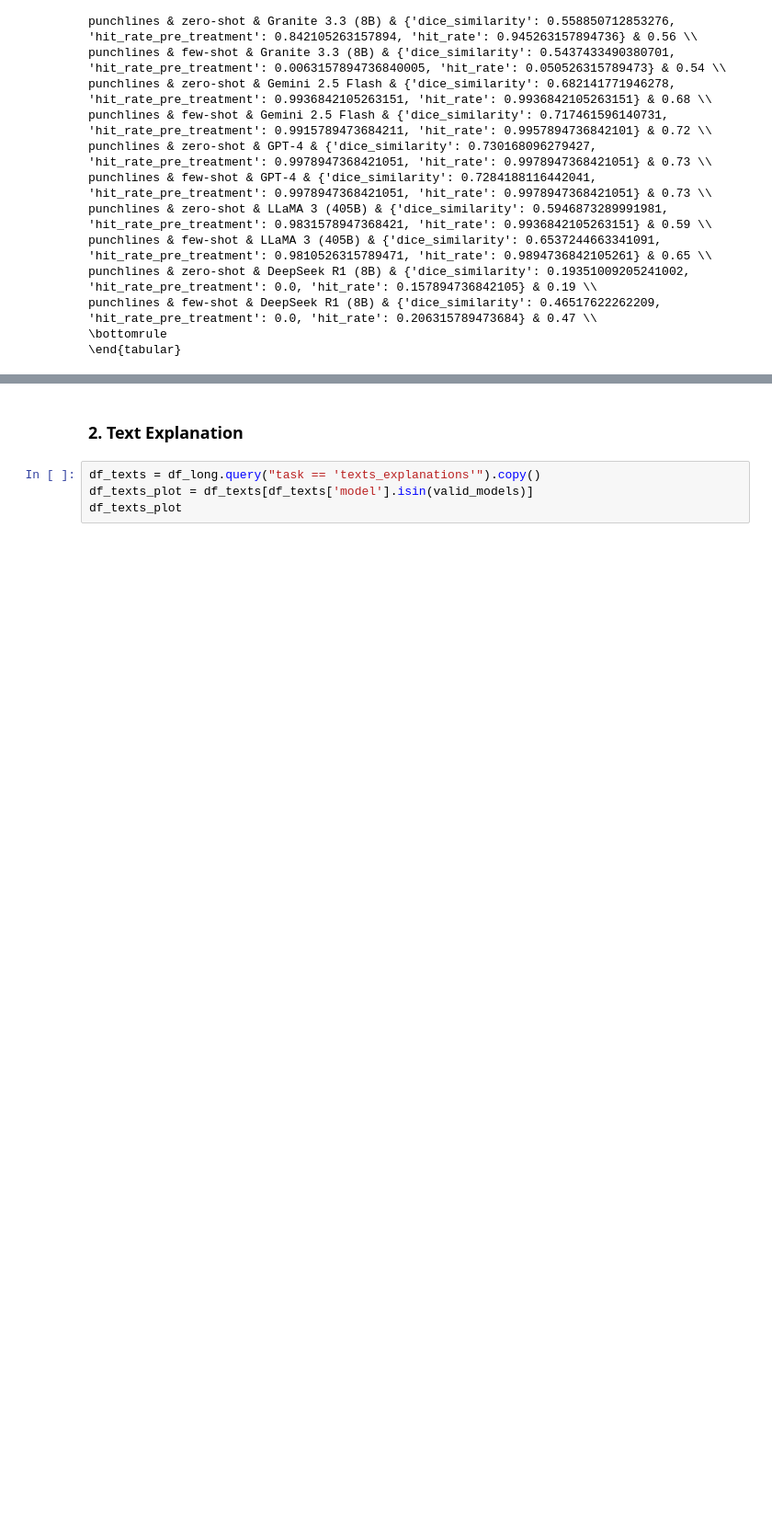
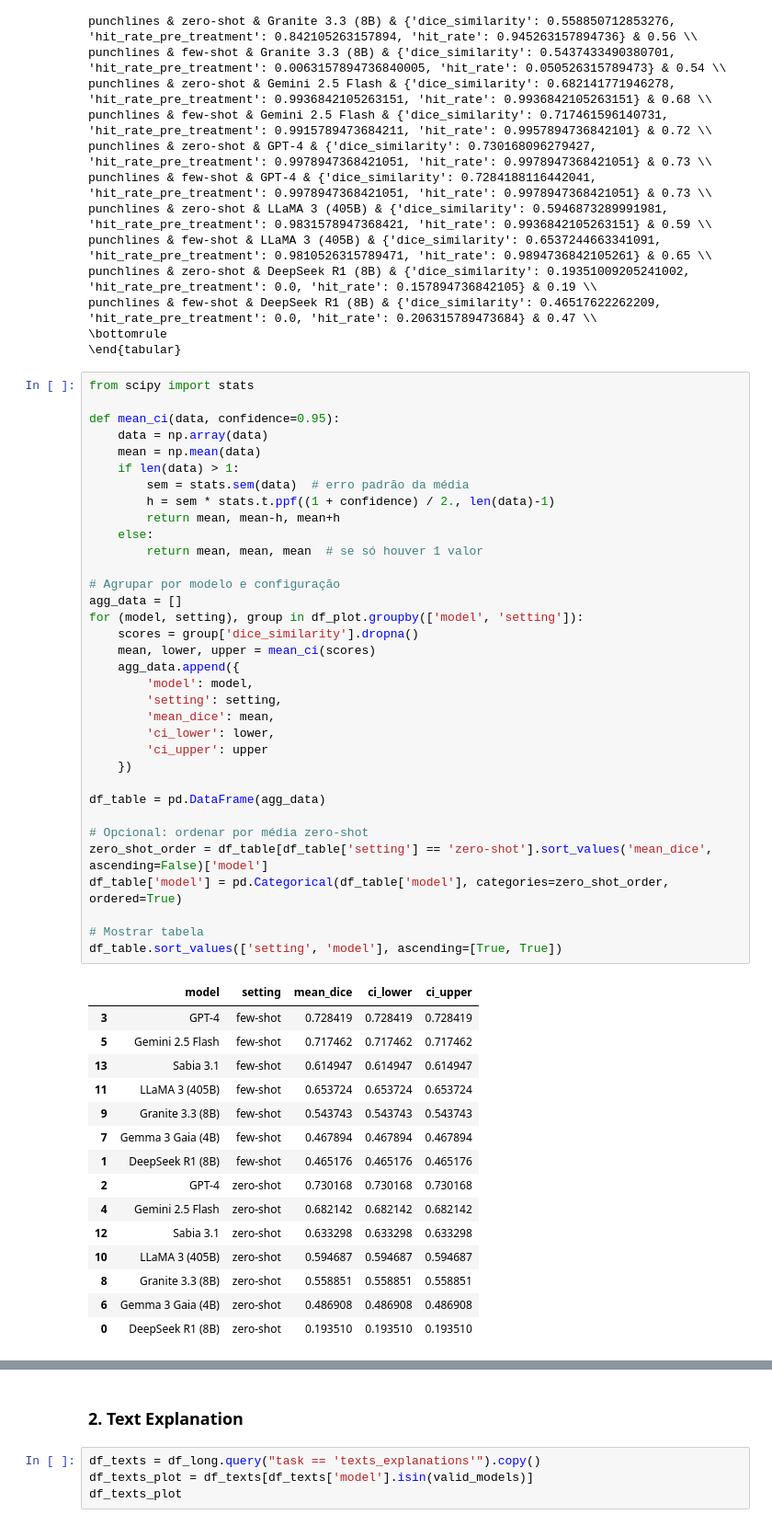
Before and after one commit to llm-pt-ibm/brazilian_northeast_humor_benchmark, a Jupyter notebook: results_exploration.ipynb, the cells around one changed output, grey strips where cells are left out. Shown: that part at 92% size. Cells and saved outputs as stored; diff of their text form; blank space fills up the shorter version.

```diff
--- a/results_exploration.ipynb
+++ b/results_exploration.ipynb
@@ -187,3 +235,53 @@ punchlines & zero-shot & DeepSeek R1 (8B) & {'dice_similarity': 0.19351009205241
 punchlines & few-shot & DeepSeek R1 (8B) & {'dice_similarity': 0.46517622262209, 'hit_rate_pre_treatment': 0.0, 'hit_rate': 0.206315789473684} & 0.47 \\
 \bottomrule
 \end{tabular}
+# %%
+from scipy import stats
+
+def mean_ci(data, confidence=0.95):
+    data = np.array(data)
+    mean = np.mean(data)
+    if len(data) > 1:
+        sem = stats.sem(data)  # erro padrão da média
+        h = sem * stats.t.ppf((1 + confidence) / 2., len(data)-1)
+        return mean, mean-h, mean+h
+    else:
+        return mean, mean, mean  # se só houver 1 valor
+
+# Agrupar por modelo e configuração
+agg_data = []
+for (model, setting), group in df_plot.groupby(['model', 'setting']):
+    scores = group['dice_similarity'].dropna()
+    mean, lower, upper = mean_ci(scores)
+    agg_data.append({
+        'model': model,
+        'setting': setting,
+        'mean_dice': mean,
+        'ci_lower': lower,
+        'ci_upper': upper
+    })
+
+df_table = pd.DataFrame(agg_data)
+
+# Opcional: ordenar por média zero-shot
+zero_shot_order = df_table[df_table['setting'] == 'zero-shot'].sort_values('mean_dice', ascending=False)['model']
+df_table['model'] = pd.Categorical(df_table['model'], categories=zero_shot_order, ordered=True)
+
+# Mostrar tabela
+df_table.sort_values(['setting', 'model'], ascending=[True, True])
+# %% [output]
+|  | model | setting | mean_dice | ci_lower | ci_upper |
+| 3 | GPT-4 | few-shot | 0.728419 | 0.728419 | 0.728419 |
+| 5 | Gemini 2.5 Flash | few-shot | 0.717462 | 0.717462 | 0.717462 |
+| 13 | Sabia 3.1 | few-shot | 0.614947 | 0.614947 | 0.614947 |
+| 11 | LLaMA 3 (405B) | few-shot | 0.653724 | 0.653724 | 0.653724 |
+| 9 | Granite 3.3 (8B) | few-shot | 0.543743 | 0.543743 | 0.543743 |
+| 7 | Gemma 3 Gaia (4B) | few-shot | 0.467894 | 0.467894 | 0.467894 |
+| 1 | DeepSeek R1 (8B) | few-shot | 0.465176 | 0.465176 | 0.465176 |
+| 2 | GPT-4 | zero-shot | 0.730168 | 0.730168 | 0.730168 |
+| 4 | Gemini 2.5 Flash | zero-shot | 0.682142 | 0.682142 | 0.682142 |
+| 12 | Sabia 3.1 | zero-shot | 0.633298 | 0.633298 | 0.633298 |
+| 10 | LLaMA 3 (405B) | zero-shot | 0.594687 | 0.594687 | 0.594687 |
+| 8 | Granite 3.3 (8B) | zero-shot | 0.558851 | 0.558851 | 0.558851 |
+| 6 | Gemma 3 Gaia (4B) | zero-shot | 0.486908 | 0.486908 | 0.486908 |
+| 0 | DeepSeek R1 (8B) | zero-shot | 0.193510 | 0.193510 | 0.193510 |
```
Also changed, not shown: parts of 11 cells of this notebook, 5 other files.
